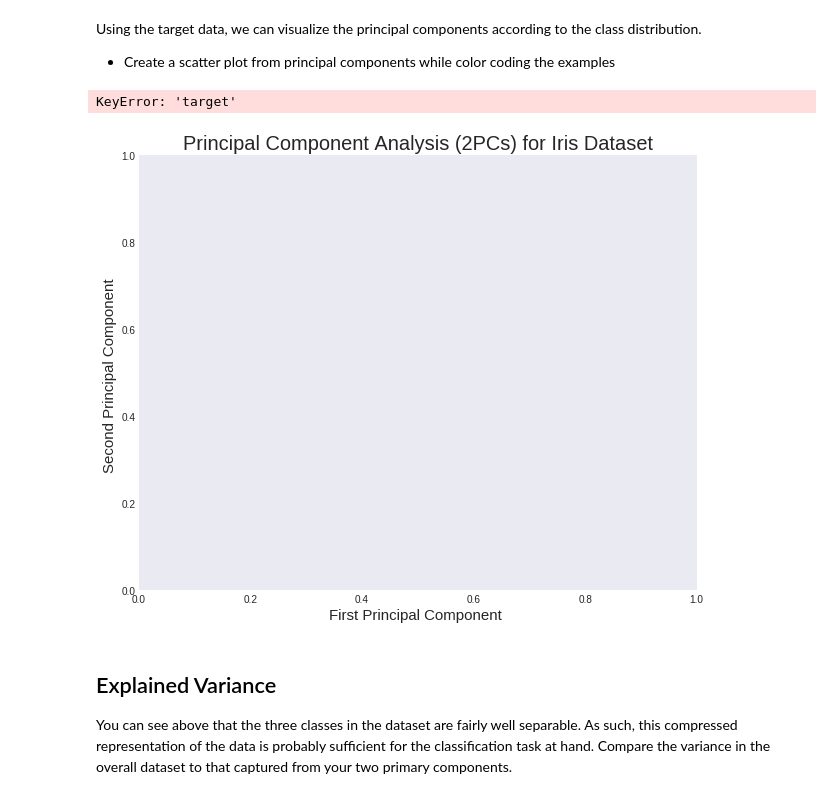
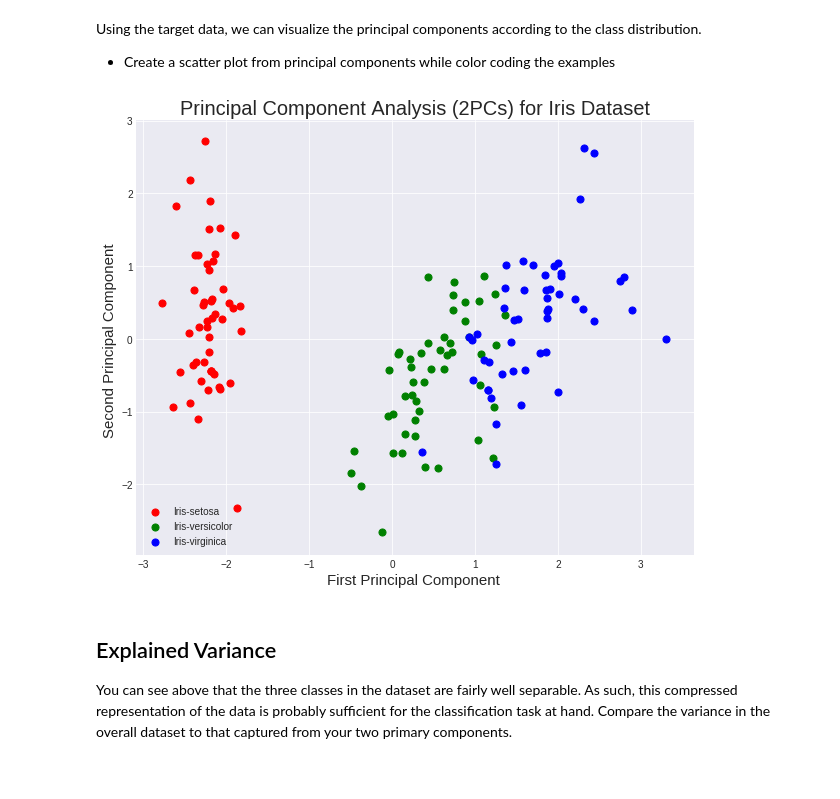
Before and after one commit to zaborowm/dsc-pca-in-scikitlearn-lab-nyc-ds-career-042219, a Jupyter notebook: index.ipynb, the cells around one changed output. Saved outputs shown, nothing was run; the diff lists cells and outputs as text; code cells hidden in the pictures.

```diff
--- a/index.ipynb
+++ b/index.ipynb
@@ -129,30 +129,27 @@ Using the target data, we can visualize the principal components according to th
 
 #w['female'] = w['female'].map({'female': 1, 'male': 0})
 # %%
-import matplotlib.pyplot as plt
-%matplotlib inline
 # Principal Componets scatter plot
 plt.style.use('seaborn-dark')
 fig = plt.figure(figsize = (10,8))
 ax = fig.add_subplot(1,1,1)
 ax.set_xlabel('First Principal Component ', fontsize = 15)
 ax.set_ylabel('Second Principal Component ', fontsize = 15)
 ax.set_title('Principal Component Analysis (2PCs) for Iris Dataset', fontsize = 20)
 
 
-targets = ['0', '1', '2']
+targets = ['Iris-setosa', 'Iris-versicolor', 'Iris-virginica']
 colors = ['r', 'g', 'b']
 for target, color in zip(targets,colors):
-    indicesToKeep = df2['target'] == target
+    indicesToKeep = iris['target'] == target
     ax.scatter(result_df.loc[indicesToKeep, 'PC1']
                , result_df.loc[indicesToKeep, 'PC2']
                , c = color
                , s = 50)
 ax.legend(targets)
 ax.grid()
 # %% [output]
-KeyError: 'target'
-[figure, old version]
+[figure, new version]
 # %% [markdown]
 ## Explained Variance
 
```
